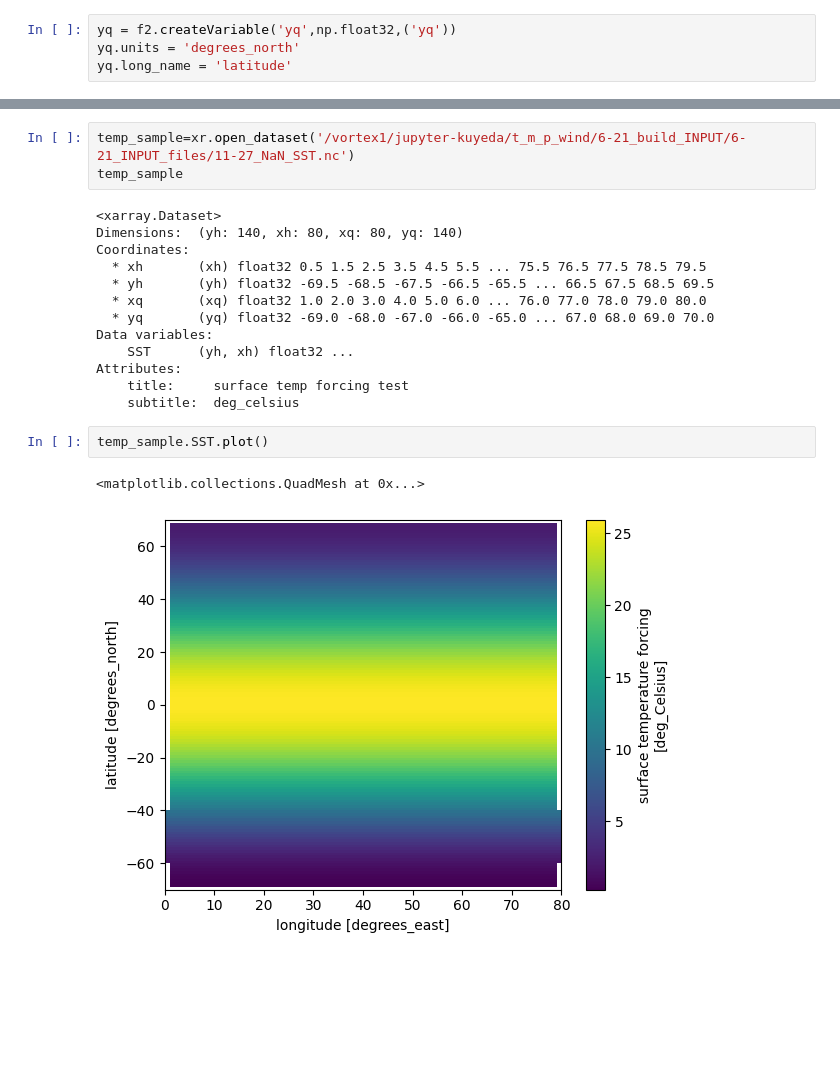
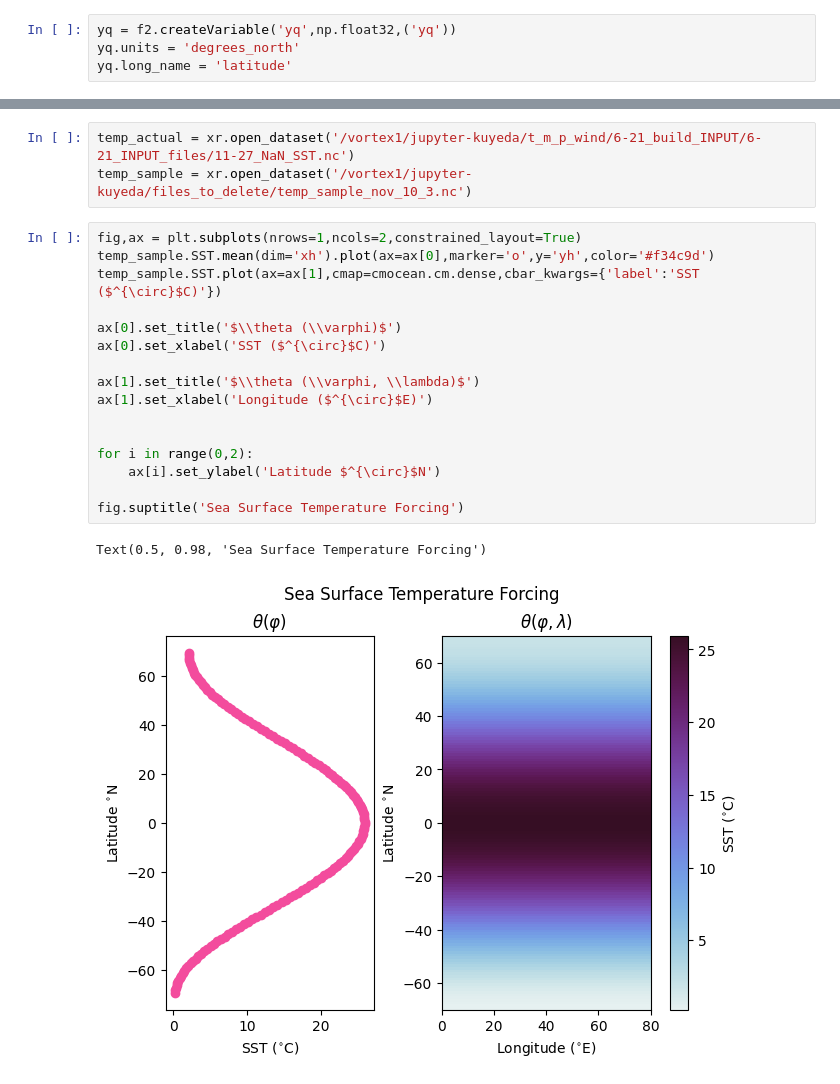
Before and after one commit to kailauyeda/single_basin_amoc_tropics, a Jupyter notebook: 6-21_build_INPUT/bathymetry_wind_SST_build.ipynb, the cells around one changed output, grey strips where cells are left out. Drawn from its saved outputs; the diff is of its cells as text; blank space fills up the shorter version.

```diff
--- a/6-21_build_INPUT/bathymetry_wind_SST_build.ipynb
+++ b/6-21_build_INPUT/bathymetry_wind_SST_build.ipynb
@@ -989,21 +655,22 @@ dataset is closed
 # %%
-temp_sample=xr.open_dataset('/vortex1/jupyter-kuyeda/t_m_p_wind/6-21_build_INPUT/6-21_INPUT_files/11-27_NaN_SST.nc')
-temp_sample
+temp_actual = xr.open_dataset('/vortex1/jupyter-kuyeda/t_m_p_wind/6-21_build_INPUT/6-21_INPUT_files/11-27_NaN_SST.nc')
+temp_sample = xr.open_dataset('/vortex1/jupyter-kuyeda/files_to_delete/temp_sample_nov_10_3.nc')
-# %% [output]
-<xarray.Dataset>
-Dimensions:  (yh: 140, xh: 80, xq: 80, yq: 140)
-Coordinates:
-  * xh       (xh) float32 0.5 1.5 2.5 3.5 4.5 5.5 ... 75.5 76.5 77.5 78.5 79.5
-  * yh       (yh) float32 -69.5 -68.5 -67.5 -66.5 -65.5 ... 66.5 67.5 68.5 69.5
-  * xq       (xq) float32 1.0 2.0 3.0 4.0 5.0 6.0 ... 76.0 77.0 78.0 79.0 80.0
-  * yq       (yq) float32 -69.0 -68.0 -67.0 -66.0 -65.0 ... 67.0 68.0 69.0 70.0
-Data variables:
-    SST      (yh, xh) float32 ...
-Attributes:
-    title:     surface temp forcing test
-    subtitle:  deg_celsius
-# %%
-temp_sample.SST.plot()
-# %% [output]
-<matplotlib.collections.QuadMesh at 0x...>
-[figure, removed]
+# %%
+fig,ax = plt.subplots(nrows=1,ncols=2,constrained_layout=True)
+temp_sample.SST.mean(dim='xh').plot(ax=ax[0],marker='o',y='yh',color='#f34c9d')
+temp_sample.SST.plot(ax=ax[1],cmap=cmocean.cm.dense,cbar_kwargs={'label':'SST ($^{\circ}$C)'})
+
+ax[0].set_title('$\\theta (\\varphi)$')
+ax[0].set_xlabel('SST ($^{\circ}$C)')
+
+ax[1].set_title('$\\theta (\\varphi, \\lambda)$')
+ax[1].set_xlabel('Longitude ($^{\circ}$E)')
+
+
+for i in range(0,2):
+    ax[i].set_ylabel('Latitude $^{\circ}$N')
+
+fig.suptitle('Sea Surface Temperature Forcing')
+# %% [output]
+Text(0.5, 0.98, 'Sea Surface Temperature Forcing')
+[figure, added]
```
Also changed, not shown: parts of 88 cells of this notebook, 1 other file.
